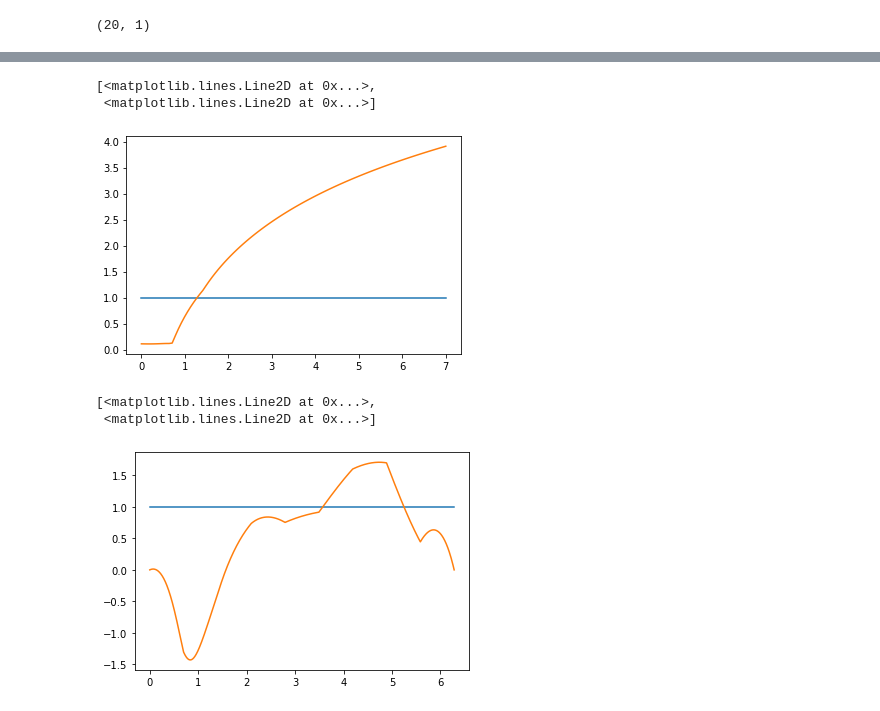
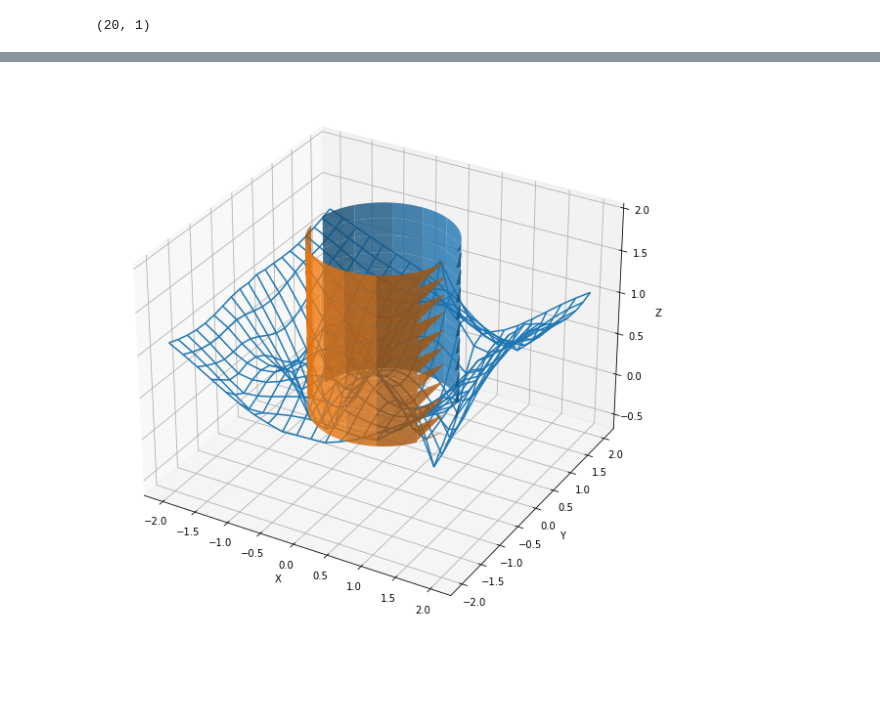
Before and after one commit to BohdanBuhrii/Linear-Integral-Equations, a Jupyter notebook: Program/Collocation.ipynb, the cells around one changed output, grey strips where cells are left out. Cells and saved outputs as stored; diff of their text form; code cells hidden in the pictures; blank space fills up the shorter version.

```diff
--- a/Program/Collocation.ipynb
+++ b/Program/Collocation.ipynb
@@ -88,7 +89,7 @@ a, b = 0, 2*np.pi
 
 x1 = lambda t: (np.cos(t), np.sin(t))
 x2 = lambda t: (2*np.cos(t), 2*np.sin(t))
-dx1 = lambda t: (-np.sin(t), np.cos(t))
+dx1 = lambda t: (np.sin(t), np.cos(t))
 dx2 = lambda t: (-2*np.sin(t), 2*np.cos(t))
 ddx2 = lambda t: (-2*np.cos(t), -2*np.sin(t))
 
@@ -98,6 +99,7 @@ g2 = lambda x: 0
 u = lambda x, y : 1
 
 n = 10
+NN = n
 # %%
 K11_1 = lambda t, tau: -1/2
 
@@ -319,0 +408,24 @@ def u_approx(x, n=100, a=a, b=b):
+# %%
+
+fig = plt.figure(figsize=(10, 12))
+ax = fig.gca(projection='3d')
+
+surf = ax.plot_wireframe(xx, yy, zz, rstride=1, cstride=1)
+
+#fig.colorbar(surf, shrink=0.5, aspect=10)
+#surf = ax.plot_surface(xx, yy, zz, rstride=1, cstride=1, cmap=cm.coolwarm,
+#                       linewidth=0, antialiased=False)
+
+
+rstride = 10
+cstride = 10
+ax.plot_surface(Xc, Yc, Zc, alpha=0.8, rstride=rstride, cstride=cstride)
+ax.plot_surface(Xc, -Yc, Zc, alpha=0.8, rstride=rstride, cstride=cstride)
+
+ax.set_xlabel("X")
+ax.set_ylabel("Y")
+ax.set_zlabel("Z")
+
+plt.show()
+# %% [output]
+[figure, added]
@@ -320,18 +434,7 @@ def u_approx(x, n=100, a=a, b=b):
 # %%
-xxx = np.linspace(0, 7, 100)
-plt.plot(xxx, [1 for x in xxx], xxx, [u_approx(x) for x in xxx])
+# ffff = lambda tau: psi1_approx(tau)*K1([1,1], tau)/LA.norm(dx1(tau))
+
+# xxx = np.linspace(-2*np.pi, 2*np.pi, 1000)
+# plt.plot(xxx, [1 for x in xxx], xxx, [ffff(x) for x in xxx])
-# %% [output]
-[<matplotlib.lines.Line2D at 0x...>,
- <matplotlib.lines.Line2D at 0x...>]
-[figure, removed]
-# %%
-ffff = lambda tau: psi1_approx(tau)*K1([1,1], tau)/LA.norm(dx1(tau))
-
-xxx = np.linspace(0, 2*np.pi, 1000)
-plt.plot(xxx, [1 for x in xxx], xxx, [ffff(x) for x in xxx])
-# %% [output]
-[<matplotlib.lines.Line2D at 0x...>,
- <matplotlib.lines.Line2D at 0x...>]
-[figure, removed]
 # %%
 # TODO перевірити базис Гамма
```
Also changed, not shown: parts of 22 cells of this notebook, 3 other files.
